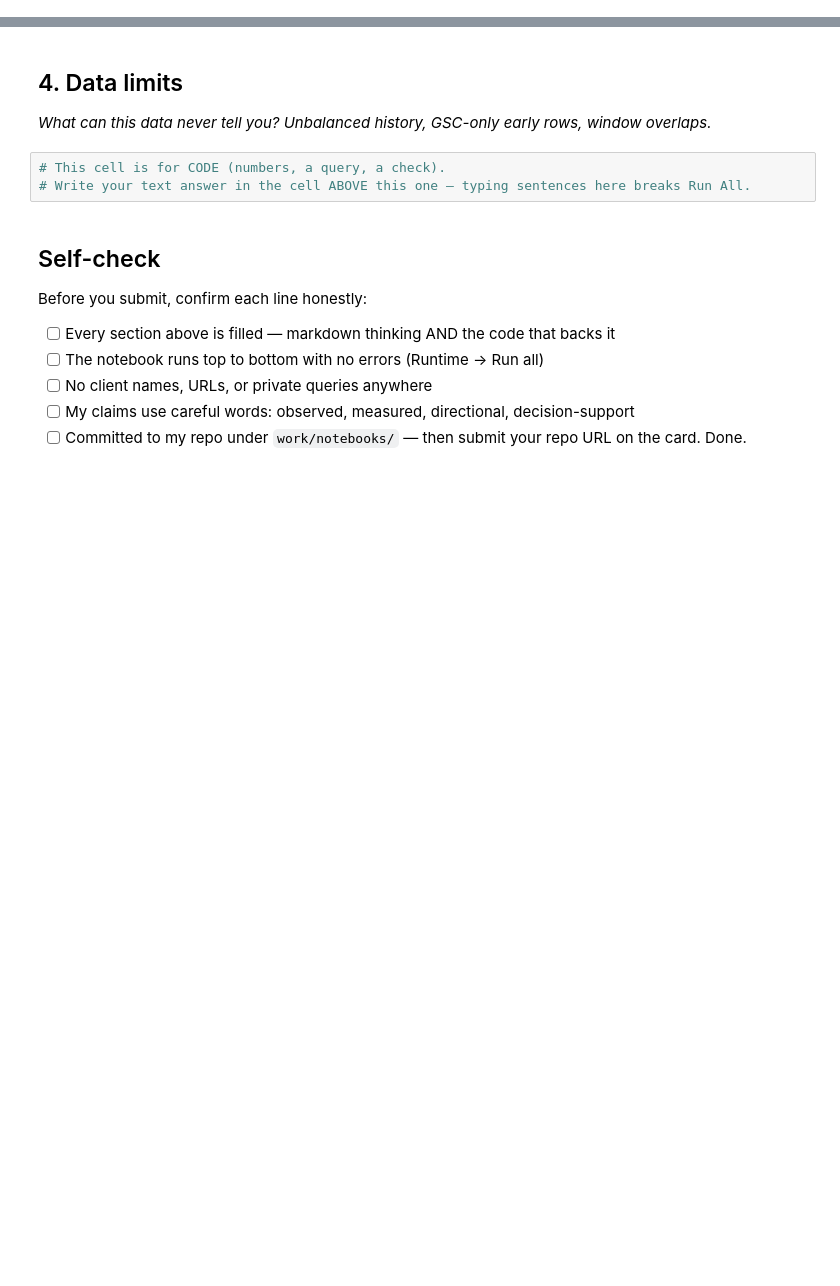
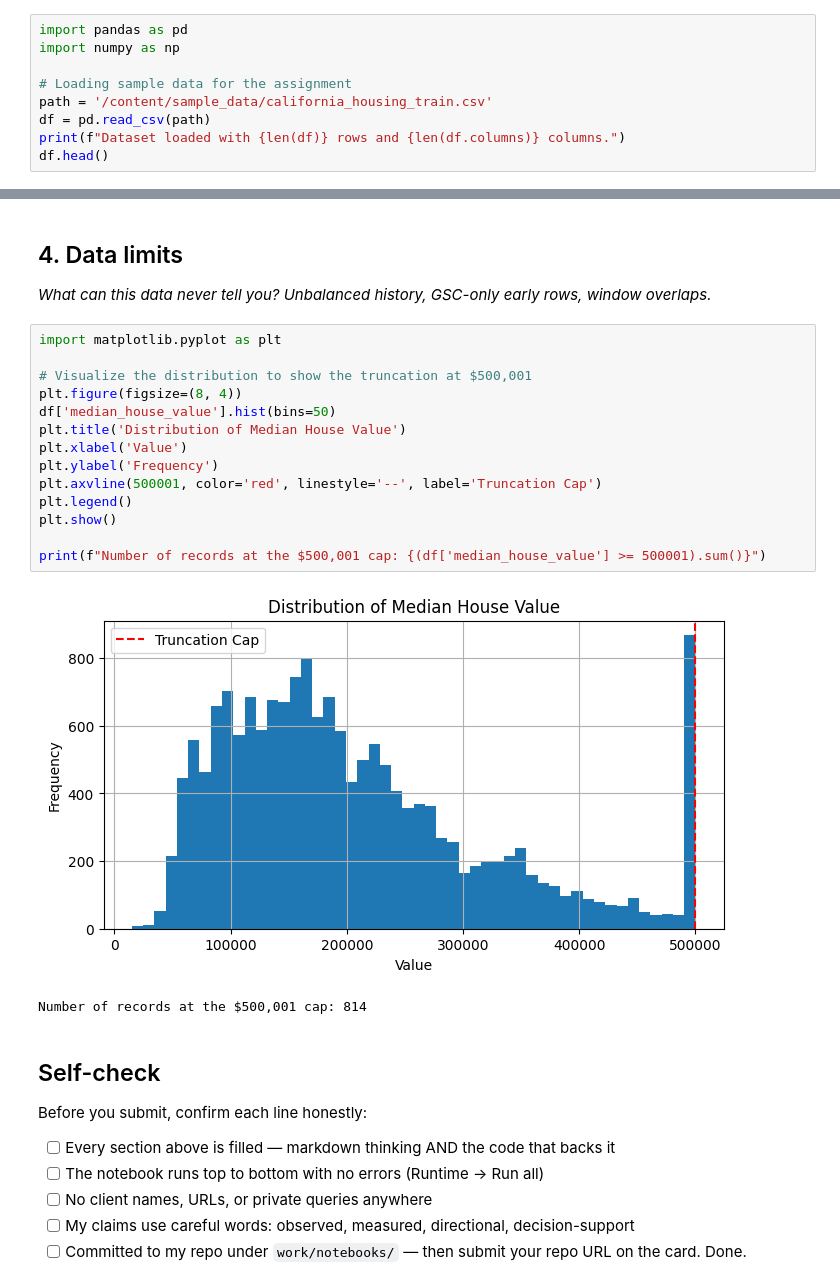
Before and after one commit to shreya1111/flyrank-week1, a Jupyter notebook: work/notebooks/w03_data_contract.ipynb, the cells around one changed output, grey strips where cells are left out. Drawn from its saved outputs; the diff is of its cells as text; blank space fills up the shorter version.

```diff
--- a/work/notebooks/w03_data_contract.ipynb
+++ b/work/notebooks/w03_data_contract.ipynb
@@ -6,3 +8,12 @@
 This skeleton is yours to fill. Work the sections **in order** — each one has a one-line hint. Simple words, honest numbers.
 
 > Working with an AI assistant? Tell it to read `skills/README.md` first and load the one skill this assignment names on its card.
+# %%
+import pandas as pd
+import numpy as np
+
+# Loading sample data for the assignment
+path = '/content/sample_data/california_housing_train.csv'
+df = pd.read_csv(path)
+print(f"Dataset loaded with {len(df)} rows and {len(df.columns)} columns.")
+df.head()
@@ -31,9 +98,23 @@ This skeleton is yours to fill. Work the sections **in order** — each one has
 ## 4. Data limits
 
 *What can this data never tell you? Unbalanced history, GSC-only early rows, window overlaps.*
-# %%
-# This cell is for CODE (numbers, a query, a check).
-# Write your text answer in the cell ABOVE this one — typing sentences here breaks Run All.
+# %%
+import matplotlib.pyplot as plt
+
+# Visualize the distribution to show the truncation at $500,001
+plt.figure(figsize=(8, 4))
+df['median_house_value'].hist(bins=50)
+plt.title('Distribution of Median House Value')
+plt.xlabel('Value')
+plt.ylabel('Frequency')
+plt.axvline(500001, color='red', linestyle='--', label='Truncation Cap')
+plt.legend()
+plt.show()
+
+print(f"Number of records at the $500,001 cap: {(df['median_house_value'] >= 500001).sum()}")
+# %% [output]
+[figure, added]
+Number of records at the $500,001 cap: 814
 # %% [markdown]
 ## Self-check
 
```
Also changed, not shown: parts of 8 cells of this notebook.
